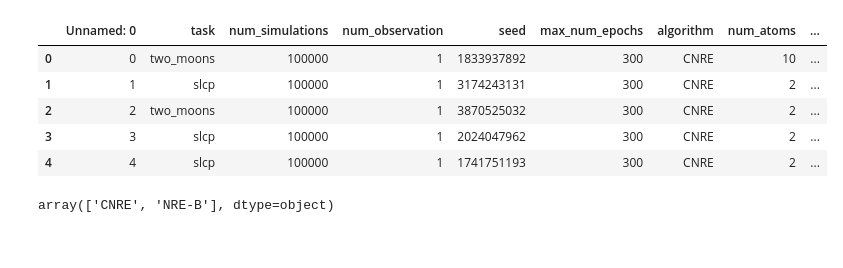
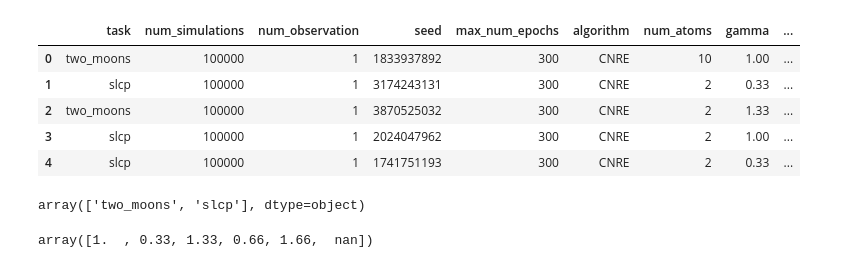
Before and after one commit to bkmi/cnre, a Jupyter notebook: benchmarking/01 initial metrics.ipynb, the cells around one changed output. Cells and saved outputs as stored; diff of their text form; code cells hidden in the pictures.

```diff
--- a/benchmarking/01 initial metrics.ipynb
+++ b/benchmarking/01 initial metrics.ipynb
@@ -6,14 +18,24 @@ import pandas as pd
+# %%
+def get_training_samples_id(path: str):
+    directory_name = path.split("/")[-1]
+    training_samples_id = directory_name.split("_")[-1]
+    return int(training_samples_id)
 # %%
-df = pd.read_csv("metrics.csv")
+df = pd.read_csv("metrics.csv", index_col=0)
+df["training_samples_id"] = df["training_samples_root"].map(get_training_samples_id)
 df.head()
 # %% [output]
-|  | Unnamed: 0 | task | num_simulations | num_observation | seed | max_num_epochs | algorithm | num_atoms | ... |
-| 0 | 0 | two_moons | 100000 | 1 | 1833937892 | 300 | CNRE | 10 | ... |
-| 1 | 1 | slcp | 100000 | 1 | 3174243131 | 300 | CNRE | 2 | ... |
-| 2 | 2 | two_moons | 100000 | 1 | 3870525032 | 300 | CNRE | 2 | ... |
-| 3 | 3 | slcp | 100000 | 1 | 2024047962 | 300 | CNRE | 2 | ... |
-| 4 | 4 | slcp | 100000 | 1 | 1741751193 | 300 | CNRE | 2 | ... |
+|  | task | num_simulations | num_observation | seed | max_num_epochs | algorithm | num_atoms | gamma | ... |
+| 0 | two_moons | 100000 | 1 | 1833937892 | 300 | CNRE | 10 | 1.00 | ... |
+| 1 | slcp | 100000 | 1 | 3174243131 | 300 | CNRE | 2 | 0.33 | ... |
+| 2 | two_moons | 100000 | 1 | 3870525032 | 300 | CNRE | 2 | 1.33 | ... |
+| 3 | slcp | 100000 | 1 | 2024047962 | 300 | CNRE | 2 | 1.00 | ... |
+| 4 | slcp | 100000 | 1 | 1741751193 | 300 | CNRE | 2 | 0.33 | ... |
-# %%
-df["algorithm"].unique()
-# %% [output]
-array(['CNRE', 'NRE-B'], dtype=object)
+# %%
+df["task"].unique()
+# %% [output]
+array(['two_moons', 'slcp'], dtype=object)
+# %%
+df["gamma"].unique()
+# %% [output]
+array([1.  , 0.33, 1.33, 0.66, 1.66,  nan])
```
Also changed, not shown: parts of 5 cells of this notebook, 1 other file.
